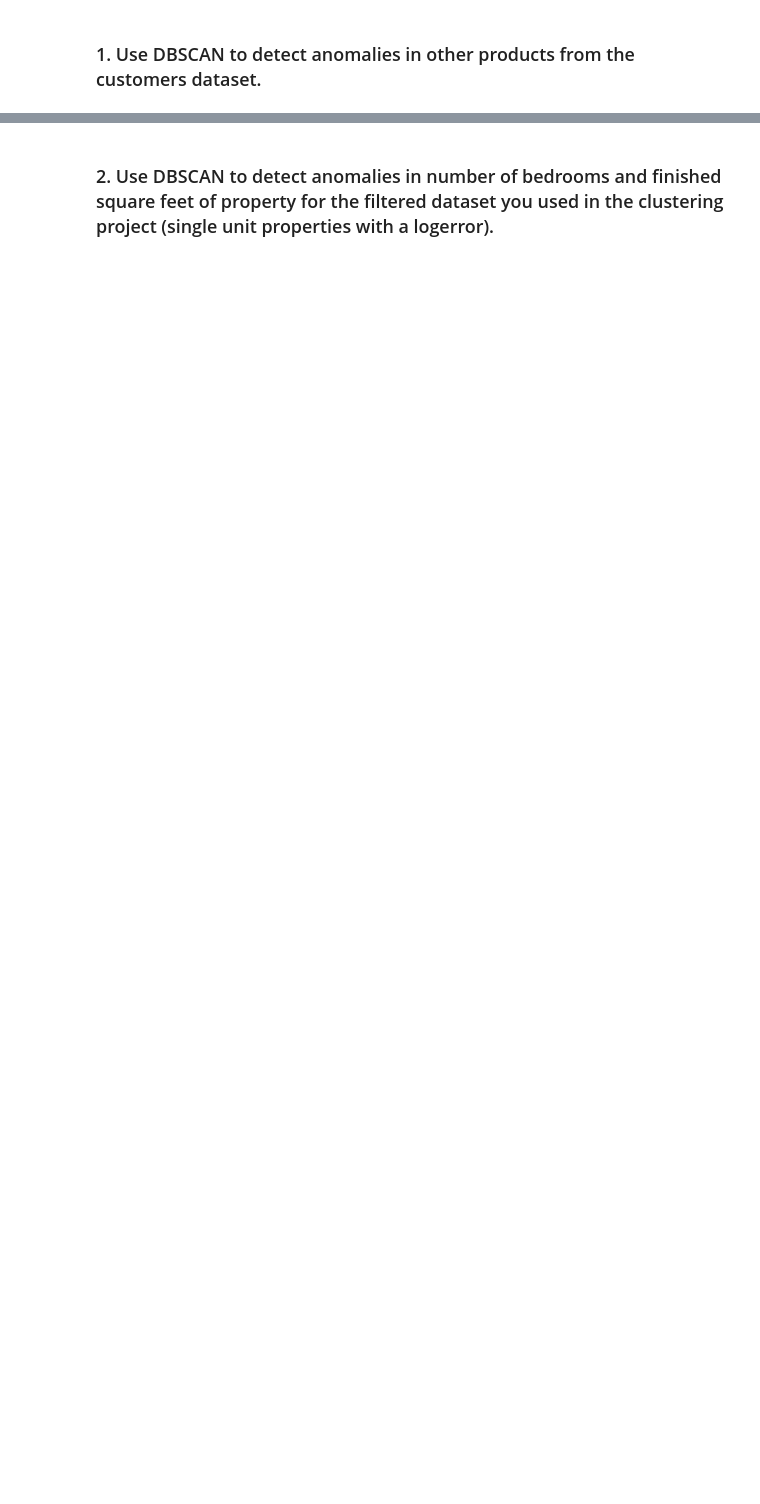
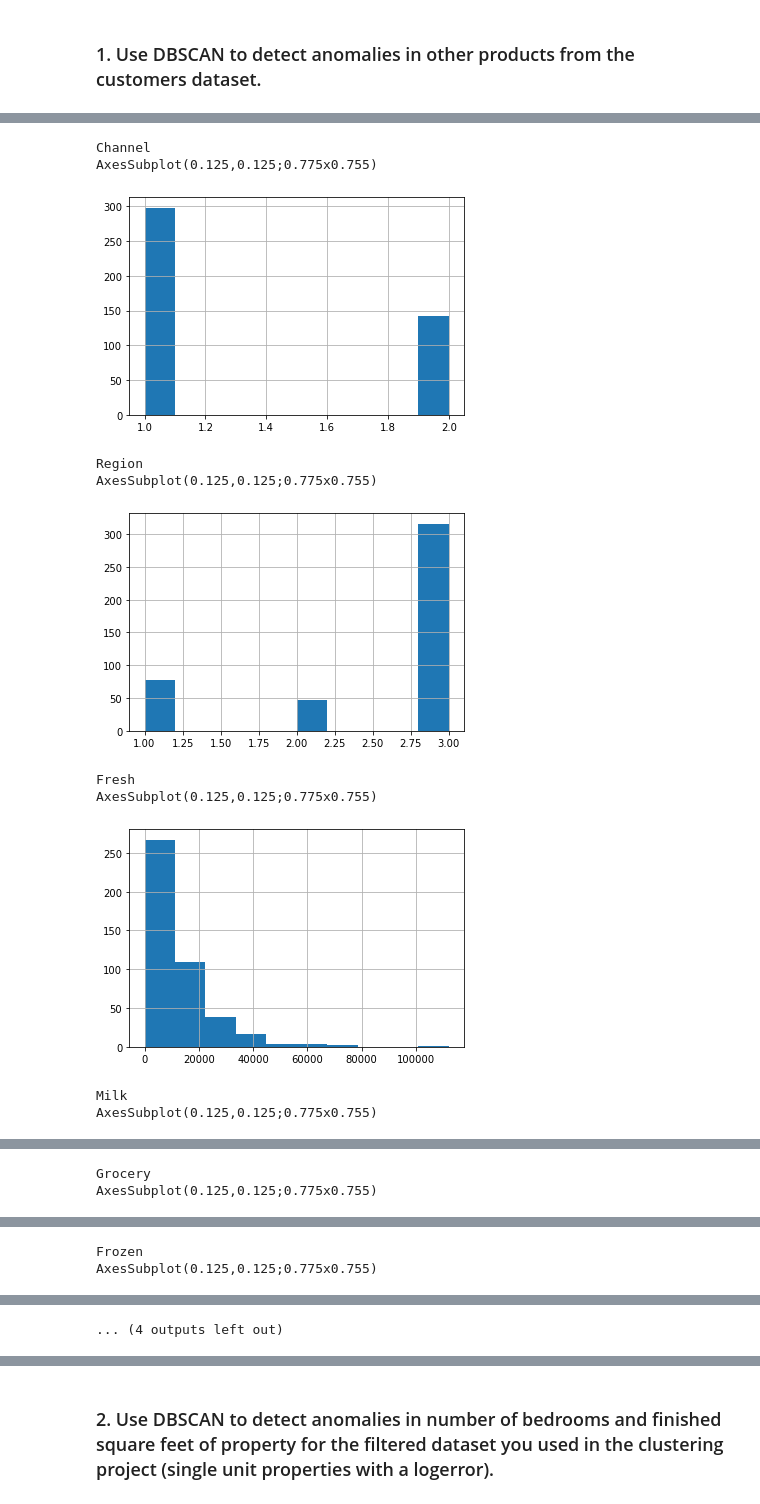
Before and after one commit to aliciag92/anomaly-detection-exercises, a Jupyter notebook: clustering_anomaly_detection.ipynb, the cells around one changed output, grey strips where cells are left out. Saved outputs shown, nothing was run; the diff lists cells and outputs as text; code cells hidden in the pictures; blank space fills up the shorter version.

```diff
--- a/clustering_anomaly_detection.ipynb
+++ b/clustering_anomaly_detection.ipynb
@@ -1,2 +27,25 @@
+# %%
+#defines function to create a sql url using personal credentials
+def get_connection(db, user=user, host=host, password=password):
+    '''
+    This function uses my info from my env file to
+    create a connection url to access the Codeup db.
+    '''
+    return f'mysql+pymysql://{user}:{password}@{host}/{db}'
 # %% [markdown]
 ### 1. Use DBSCAN to detect anomalies in other products from the customers dataset.
+# %%
+#get connection by saving to a variable
+url = get_connection("grocery_db")
+
+#sql query saved to variable
+sql = '''
+SELECT *
+FROM grocery_customers
+'''
+
+#use variables w/ pd.read_sql function and set customer_id as index
+df = pd.read_sql(sql, url, index_col="customer_id")
+
+#check out the df
+df.head()
@@ -2,0 +110,18 @@
+# %%
+#individual distribution plots
+for col in df.columns:
+    print(col)
+    print(df[col].hist())
+    plt.show()
+# %% [output]
+Channel
+AxesSubplot(0.125,0.125;0.775x0.755)
+[figure, added]
+Region
+AxesSubplot(0.125,0.125;0.775x0.755)
+[figure, added]
+Fresh
+AxesSubplot(0.125,0.125;0.775x0.755)
+[figure, added]
+Milk
+AxesSubplot(0.125,0.125;0.775x0.755)
@@ -2,0 +129,2 @@
+Grocery
+AxesSubplot(0.125,0.125;0.775x0.755)
@@ -2,0 +132,2 @@
+Frozen
+AxesSubplot(0.125,0.125;0.775x0.755)
@@ -2,0 +135 @@
+... (4 outputs left out)
```
Also changed, not shown: parts of 42 cells of this notebook.
